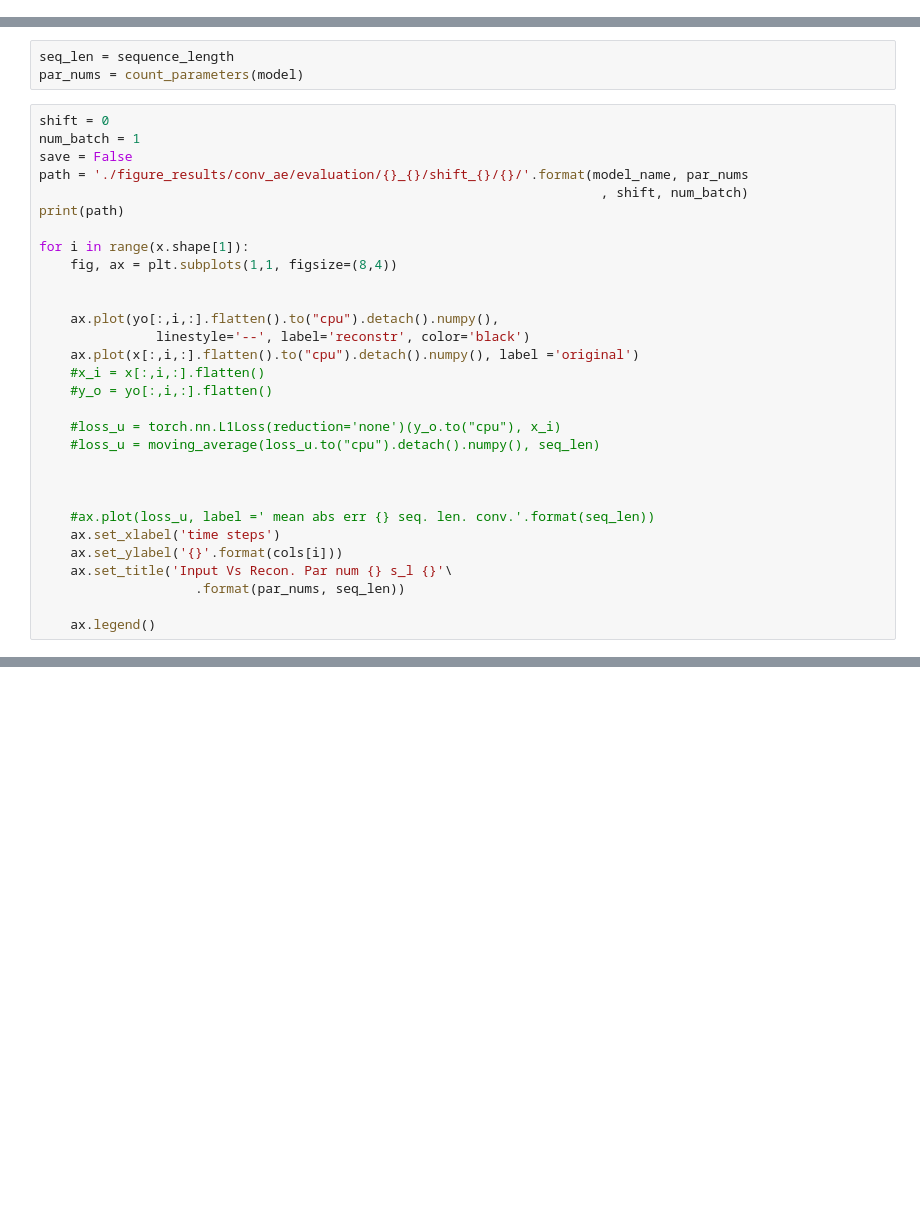
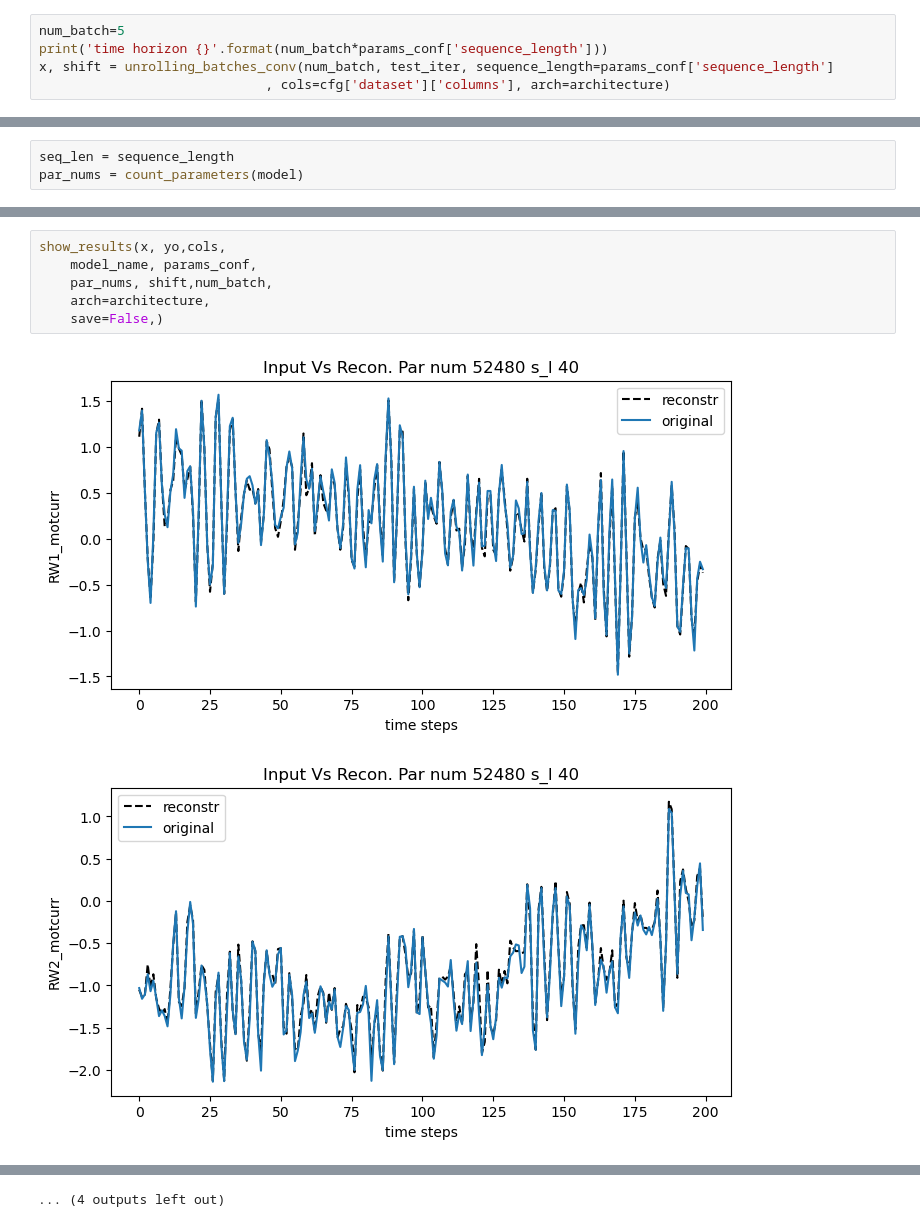
Before and after one commit to robomorelli/anomaly_detection_time_series, a Jupyter notebook: esa/plot_results_conv_ae1D.ipynb, the cells around one changed output, grey strips where cells are left out. Cells and saved outputs as stored; diff of their text form; blank space fills up the shorter version.

```diff
--- a/esa/plot_results_conv_ae1D.ipynb
+++ b/esa/plot_results_conv_ae1D.ipynb
@@ -155,0 +133,5 @@ x = x.permute((0, 2, 1))
+# %%
+num_batch=5
+print('time horizon {}'.format(num_batch*params_conf['sequence_length']))
+x, shift = unrolling_batches_conv(num_batch, test_iter, sequence_length=params_conf['sequence_length']
+                             , cols=cfg['dataset']['columns'], arch=architecture)
@@ -158,33 +142,3 @@ yo = model(x.to(device))
 # %%
 seq_len = sequence_length
 par_nums = count_parameters(model)
-# %%
-shift = 0
-num_batch = 1
-save = False
-path = './figure_results/conv_ae/evaluation/{}_{}/shift_{}/{}/'.format(model_name, par_nums
-                                                                        , shift, num_batch)
-print(path)
-
-for i in range(x.shape[1]):
-    fig, ax = plt.subplots(1,1, figsize=(8,4))
-
-
-    ax.plot(yo[:,i,:].flatten().to("cpu").detach().numpy(),
-               linestyle='--', label='reconstr', color='black')
-    ax.plot(x[:,i,:].flatten().to("cpu").detach().numpy(), label ='original')
-    #x_i = x[:,i,:].flatten()
-    #y_o = yo[:,i,:].flatten()
-
-    #loss_u = torch.nn.L1Loss(reduction='none')(y_o.to("cpu"), x_i)
-    #loss_u = moving_average(loss_u.to("cpu").detach().numpy(), seq_len)
-
-
-
-    #ax.plot(loss_u, label =' mean abs err {} seq. len. conv.'.format(seq_len))
-    ax.set_xlabel('time steps')
-    ax.set_ylabel('{}'.format(cols[i]))
-    ax.set_title('Input Vs Recon. Par num {} s_l {}'\
-                    .format(par_nums, seq_len))
-
-    ax.legend()
@@ -196,0 +145,9 @@ for i in range(x.shape[1]):
+# %%
+show_results(x, yo,cols,
+    model_name, params_conf,
+    par_nums, shift,num_batch,
+    arch=architecture,
+    save=False,)
+# %% [output]
+[figure, added]
+[figure, added]
@@ -196,0 +164 @@ for i in range(x.shape[1]):
+... (4 outputs left out)
```
Also changed, not shown: parts of 16 cells of this notebook, 6 other files.
